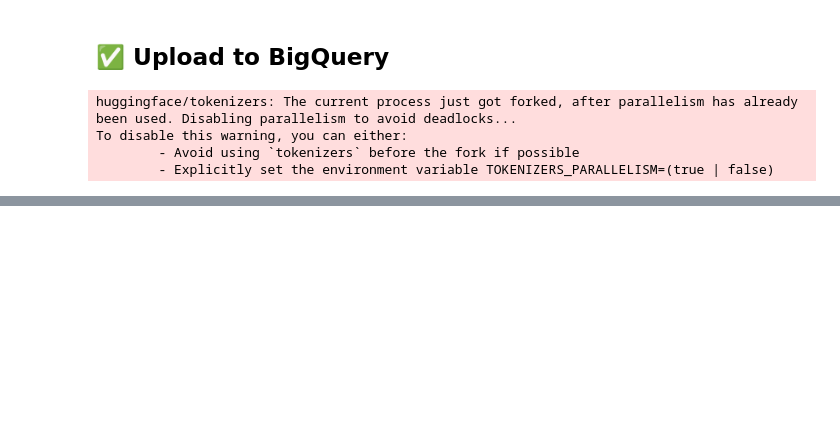
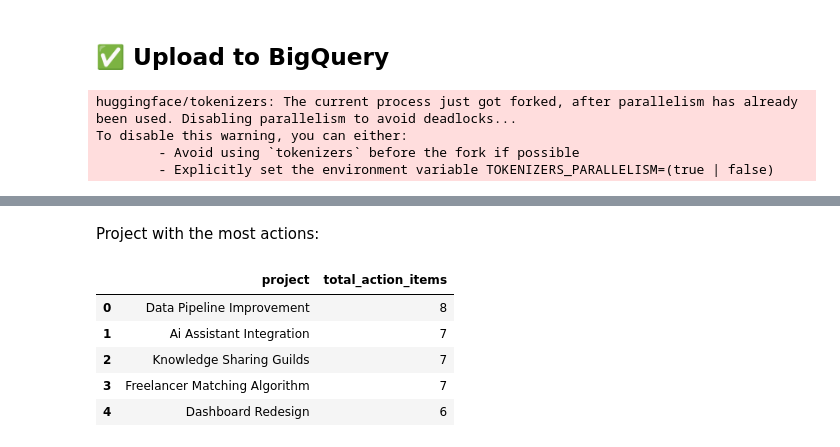
Before and after one commit to malibenbel/notes-optimizer, a Jupyter notebook: notebook.ipynb, the cells around one changed output, grey strips where cells are left out. Cells and saved outputs as stored; diff of their text form; code cells hidden in the pictures; blank space fills up the shorter version.

```diff
--- a/notebook.ipynb
+++ b/notebook.ipynb
@@ -148,0 +215,19 @@ To disable this warning, you can either:
+# %% [markdown]
+Project with the most actions:
+# %%
+query = """
+    SELECT project, COUNT(action_item) AS total_action_items
+    FROM `pipeline-notes-optimizer.meeting_notes.summarized_notes`
+    GROUP BY project
+    ORDER BY total_action_items DESC
+    """
+
+df_query = client.query(query).to_dataframe()
+df_query.head()
+# %% [output]
+|  | project | total_action_items |
+| 0 | Data Pipeline Improvement | 8 |
+| 1 | Ai Assistant Integration | 7 |
+| 2 | Knowledge Sharing Guilds | 7 |
+| 3 | Freelancer Matching Algorithm | 7 |
+| 4 | Dashboard Redesign | 6 |
```
Also changed, not shown: parts of 8 cells of this notebook.
